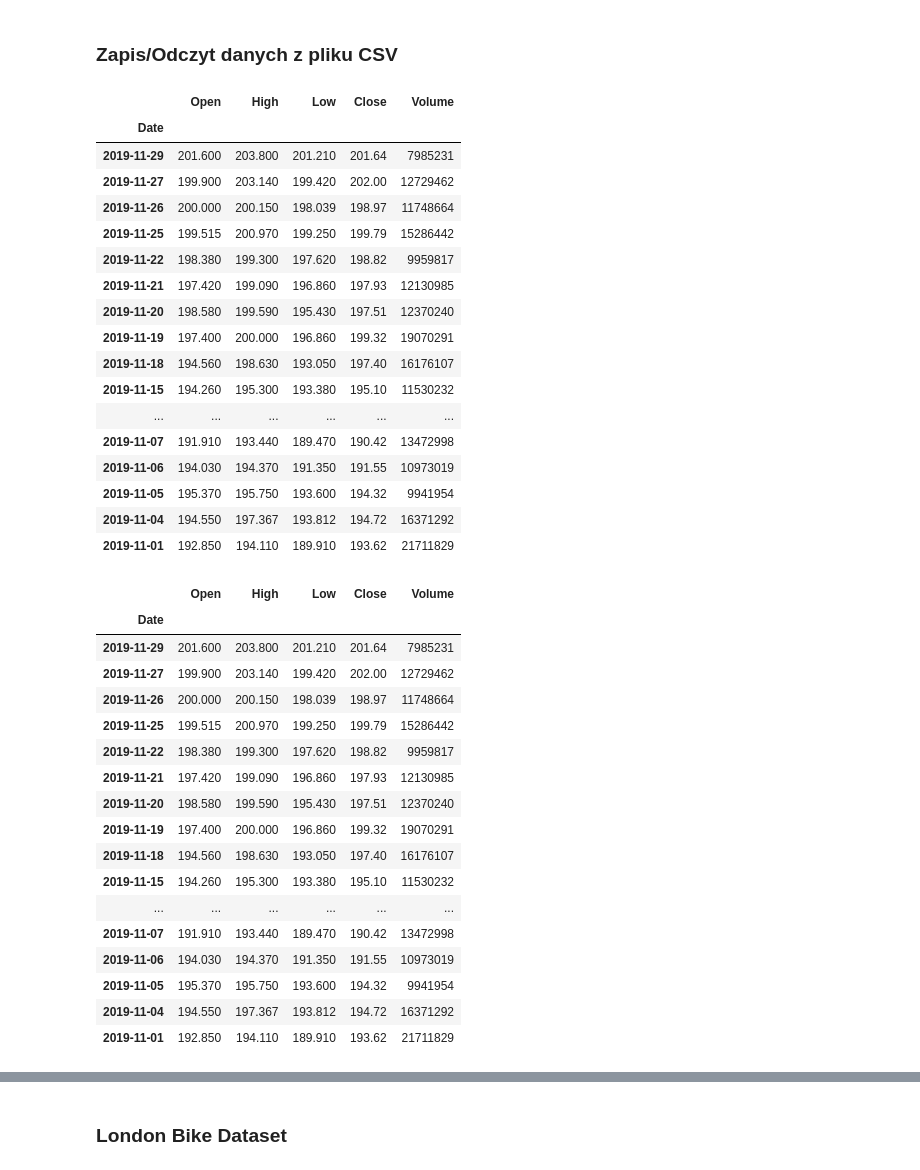
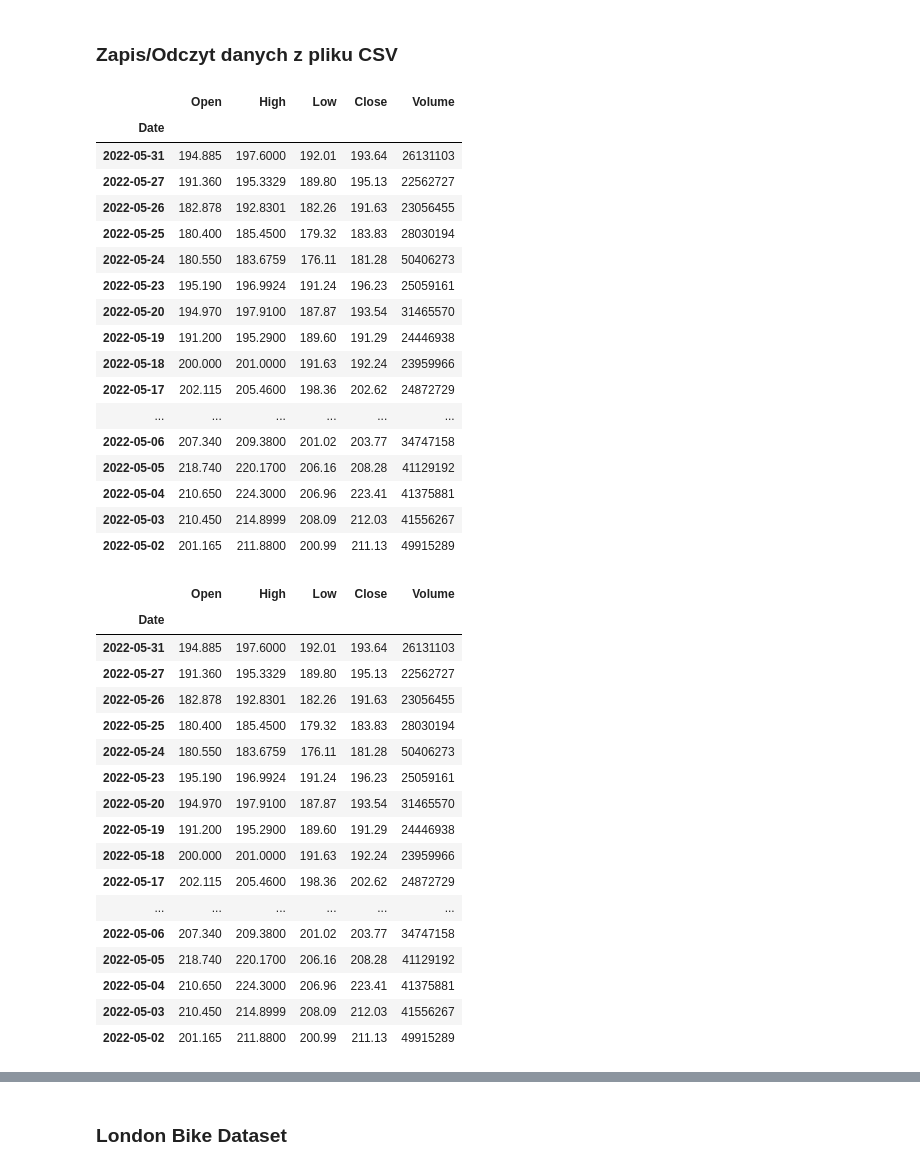
Before and after one commit to natjak/data-science-bootcamp, a Jupyter notebook: 02_analiza_danych/03_zapis_odczyt.ipynb, the cells around one changed output, grey strips where cells are left out. Drawn from its saved outputs; the diff is of its cells as text; code cells hidden in the pictures.

```diff
--- a/02_analiza_danych/03_zapis_odczyt.ipynb
+++ b/02_analiza_danych/03_zapis_odczyt.ipynb
@@ -46,25 +46,25 @@ df.head()
 # %%
 df.to_csv('fb.csv')
 # %%
-df_nov = df[(df.index.month == 11) & (df.index.year == 2019)]
-df_nov
+df_may = df[(df.index.month == 5) & (df.index.year == 2022)]
+df_may
 # %% [output]
 |  | Open | High | Low | Close | Volume |
 | Date |  |  |  |  |  |
-| 2019-11-29 | 201.600 | 203.800 | 201.210 | 201.64 | 7985231 |
-| 2019-11-27 | 199.900 | 203.140 | 199.420 | 202.00 | 12729462 |
-| 2019-11-26 | 200.000 | 200.150 | 198.039 | 198.97 | 11748664 |
-| 2019-11-25 | 199.515 | 200.970 | 199.250 | 199.79 | 15286442 |
-| 2019-11-22 | 198.380 | 199.300 | 197.620 | 198.82 | 9959817 |
-| 2019-11-21 | 197.420 | 199.090 | 196.860 | 197.93 | 12130985 |
-| 2019-11-20 | 198.580 | 199.590 | 195.430 | 197.51 | 12370240 |
-| 2019-11-19 | 197.400 | 200.000 | 196.860 | 199.32 | 19070291 |
-| 2019-11-18 | 194.560 | 198.630 | 193.050 | 197.40 | 16176107 |
-| 2019-11-15 | 194.260 | 195.300 | 193.380 | 195.10 | 11530232 |
+| 2022-05-31 | 194.885 | 197.6000 | 192.01 | 193.64 | 26131103 |
+| 2022-05-27 | 191.360 | 195.3329 | 189.80 | 195.13 | 22562727 |
+| 2022-05-26 | 182.878 | 192.8301 | 182.26 | 191.63 | 23056455 |
+| 2022-05-25 | 180.400 | 185.4500 | 179.32 | 183.83 | 28030194 |
+| 2022-05-24 | 180.550 | 183.6759 | 176.11 | 181.28 | 50406273 |
+| 2022-05-23 | 195.190 | 196.9924 | 191.24 | 196.23 | 25059161 |
+| 2022-05-20 | 194.970 | 197.9100 | 187.87 | 193.54 | 31465570 |
+| 2022-05-19 | 191.200 | 195.2900 | 189.60 | 191.29 | 24446938 |
+| 2022-05-18 | 200.000 | 201.0000 | 191.63 | 192.24 | 23959966 |
+| 2022-05-17 | 202.115 | 205.4600 | 198.36 | 202.62 | 24872729 |
 | ... | ... | ... | ... | ... | ... |
-| 2019-11-07 | 191.910 | 193.440 | 189.470 | 190.42 | 13472998 |
-| 2019-11-06 | 194.030 | 194.370 | 191.350 | 191.55 | 10973019 |
-| 2019-11-05 | 195.370 | 195.750 | 193.600 | 194.32 | 9941954 |
-| 2019-11-04 | 194.550 | 197.367 | 193.812 | 194.72 | 16371292 |
-| 2019-11-01 | 192.850 | 194.110 | 189.910 | 193.62 | 21711829 |
+| 2022-05-06 | 207.340 | 209.3800 | 201.02 | 203.77 | 34747158 |
+| 2022-05-05 | 218.740 | 220.1700 | 206.16 | 208.28 | 41129192 |
+| 2022-05-04 | 210.650 | 224.3000 | 206.96 | 223.41 | 41375881 |
+| 2022-05-03 | 210.450 | 214.8999 | 208.09 | 212.03 | 41556267 |
+| 2022-05-02 | 201.165 | 211.8800 | 200.99 | 211.13 | 49915289 |
 # %%
@@ -72,23 +72,23 @@ df_nov.to_csv('fb_nov.csv')
 # %%
-new_df = pd.read_csv('fb_nov.csv', index_col=0)
+new_df = pd.read_csv('fb_may.csv', index_col=0) # pierwsza kolumna to index
 new_df
 # %% [output]
 |  | Open | High | Low | Close | Volume |
 | Date |  |  |  |  |  |
-| 2019-11-29 | 201.600 | 203.800 | 201.210 | 201.64 | 7985231 |
-| 2019-11-27 | 199.900 | 203.140 | 199.420 | 202.00 | 12729462 |
-| 2019-11-26 | 200.000 | 200.150 | 198.039 | 198.97 | 11748664 |
-| 2019-11-25 | 199.515 | 200.970 | 199.250 | 199.79 | 15286442 |
-| 2019-11-22 | 198.380 | 199.300 | 197.620 | 198.82 | 9959817 |
-| 2019-11-21 | 197.420 | 199.090 | 196.860 | 197.93 | 12130985 |
-| 2019-11-20 | 198.580 | 199.590 | 195.430 | 197.51 | 12370240 |
-| 2019-11-19 | 197.400 | 200.000 | 196.860 | 199.32 | 19070291 |
-| 2019-11-18 | 194.560 | 198.630 | 193.050 | 197.40 | 16176107 |
-| 2019-11-15 | 194.260 | 195.300 | 193.380 | 195.10 | 11530232 |
+| 2022-05-31 | 194.885 | 197.6000 | 192.01 | 193.64 | 26131103 |
+| 2022-05-27 | 191.360 | 195.3329 | 189.80 | 195.13 | 22562727 |
+| 2022-05-26 | 182.878 | 192.8301 | 182.26 | 191.63 | 23056455 |
+| 2022-05-25 | 180.400 | 185.4500 | 179.32 | 183.83 | 28030194 |
+| 2022-05-24 | 180.550 | 183.6759 | 176.11 | 181.28 | 50406273 |
+| 2022-05-23 | 195.190 | 196.9924 | 191.24 | 196.23 | 25059161 |
+| 2022-05-20 | 194.970 | 197.9100 | 187.87 | 193.54 | 31465570 |
+| 2022-05-19 | 191.200 | 195.2900 | 189.60 | 191.29 | 24446938 |
+| 2022-05-18 | 200.000 | 201.0000 | 191.63 | 192.24 | 23959966 |
+| 2022-05-17 | 202.115 | 205.4600 | 198.36 | 202.62 | 24872729 |
 | ... | ... | ... | ... | ... | ... |
-| 2019-11-07 | 191.910 | 193.440 | 189.470 | 190.42 | 13472998 |
-| 2019-11-06 | 194.030 | 194.370 | 191.350 | 191.55 | 10973019 |
-| 2019-11-05 | 195.370 | 195.750 | 193.600 | 194.32 | 9941954 |
-| 2019-11-04 | 194.550 | 197.367 | 193.812 | 194.72 | 16371292 |
-| 2019-11-01 | 192.850 | 194.110 | 189.910 | 193.62 | 21711829 |
+| 2022-05-06 | 207.340 | 209.3800 | 201.02 | 203.77 | 34747158 |
+| 2022-05-05 | 218.740 | 220.1700 | 206.16 | 208.28 | 41129192 |
+| 2022-05-04 | 210.650 | 224.3000 | 206.96 | 223.41 | 41375881 |
+| 2022-05-03 | 210.450 | 214.8999 | 208.09 | 212.03 | 41556267 |
+| 2022-05-02 | 201.165 | 211.8800 | 200.99 | 211.13 | 49915289 |
 # %%
```
Also changed, not shown: parts of 5 cells of this notebook.
